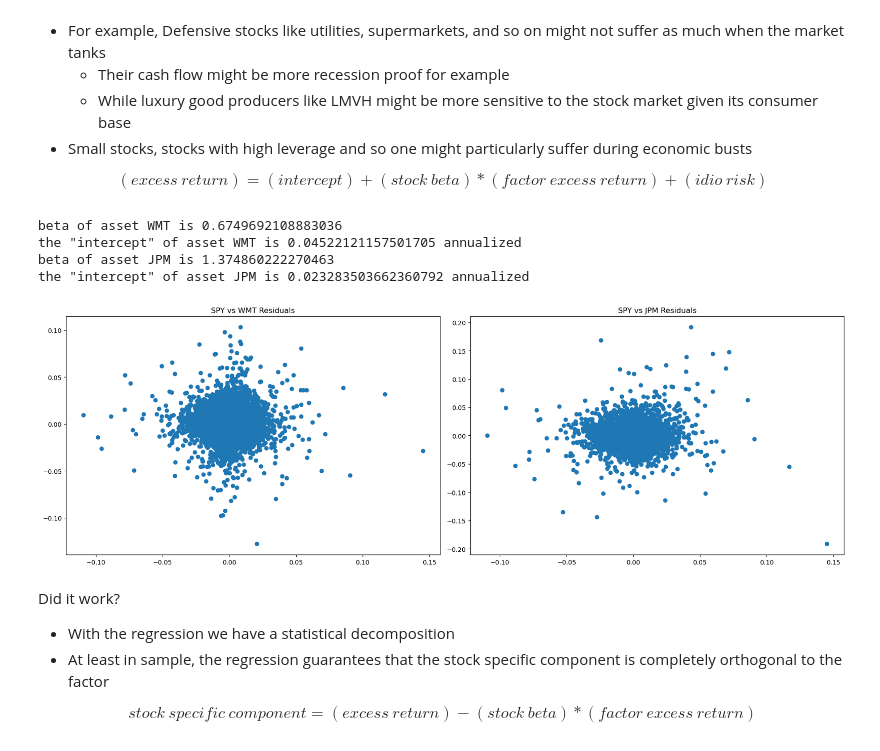
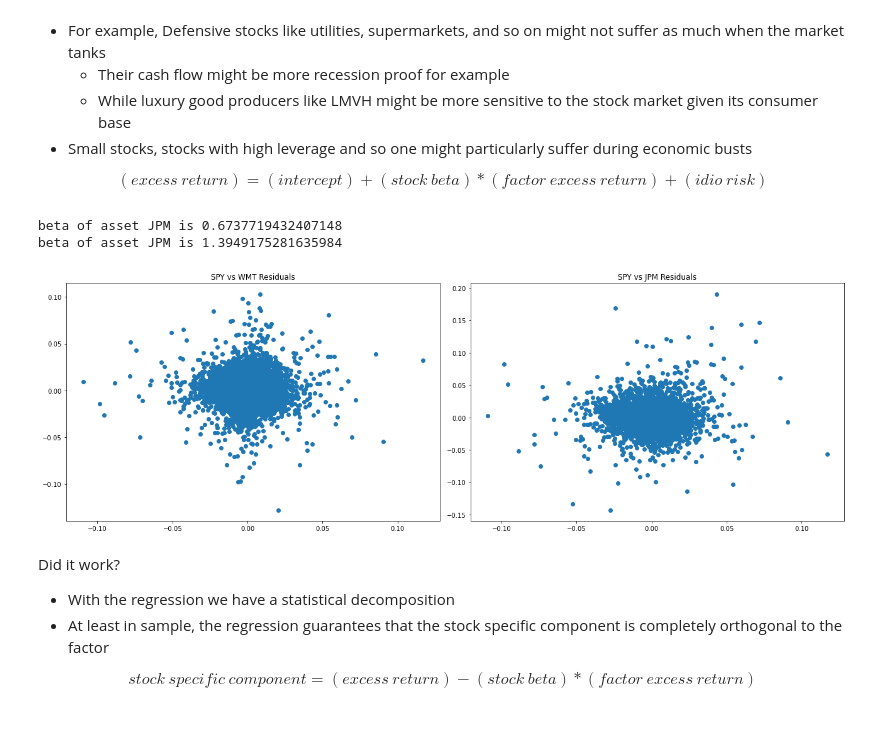
Before and after one commit to jdp9675/UG54, a Jupyter notebook: _sources/chapters/Finance/Returns_working.ipynb, the cells around one changed output. Saved outputs shown, nothing was run; the diff lists cells and outputs as text; code cells hidden in the pictures.

```diff
--- a/_sources/chapters/Finance/Returns_working.ipynb
+++ b/_sources/chapters/Finance/Returns_working.ipynb
@@ -527,39 +526,41 @@ What should we do? How do we fix this?
 
 $$(excess~return)=(intercept)+(stock~beta)*(factor~excess~return)+ (idio~risk)$$
 # %%
+
+
+
+
 fig, axes = plt.subplots(1, 2, figsize=(18,6))
-import statsmodels.api as sm
+import statsmodels.formula.api as smf
 
-factor='SPY'
-asset='WMT'
-X = sm.add_constant(df_re[factor])
-model = sm.OLS(df_re[asset], X).fit()
+
+_temp= df_re.dropna(subset=['SPY', 'WMT'])
+
+model = smf.ols(formula='WMT~SPY',data=_temp).fit()
 intercept_wmt, beta_wmt = model.params
 print(f'beta of asset {asset} is {beta_wmt}')
 
 
 axes[0].scatter(x=df_re['SPY'], y=(df_re['WMT']-beta_wmt*df_re['SPY']))
 axes[0].set_title('SPY vs WMT Residuals')
 
-factor='SPY'
-asset='JPM'
-X = sm.add_constant(df_re[factor])
-model = sm.OLS(df_re[asset], X).fit()
+
+_temp= df_re.dropna(subset=['SPY', 'JPM'])
+
+model = smf.ols(formula='JPM~SPY',data=_temp).fit()
 intercept_jpm, beta_jpm = model.params
 print(f'beta of asset {asset} is {beta_jpm}')
 
 
 axes[1].scatter(x=df_re['SPY'], y=df_re['JPM']-beta_jpm*df_re['SPY'])
 axes[1].set_title('SPY vs JPM Residuals')
 
 plt.tight_layout()
 plt.show()
 # %% [output]
-beta of asset WMT is 0.6749692108883036
-the "intercept" of asset WMT is 0.04522121157501705 annualized
-beta of asset JPM is 1.374860222270463
-the "intercept" of asset JPM is 0.023283503662360792 annualized
+beta of asset JPM is 0.6737719432407148
+beta of asset JPM is 1.3949175281635984
-[figure, old version]
+[figure, new version]
 # %% [markdown]
 Did it work?
 
```
Also changed, not shown: parts of 11 cells of this notebook, 10 other files.
